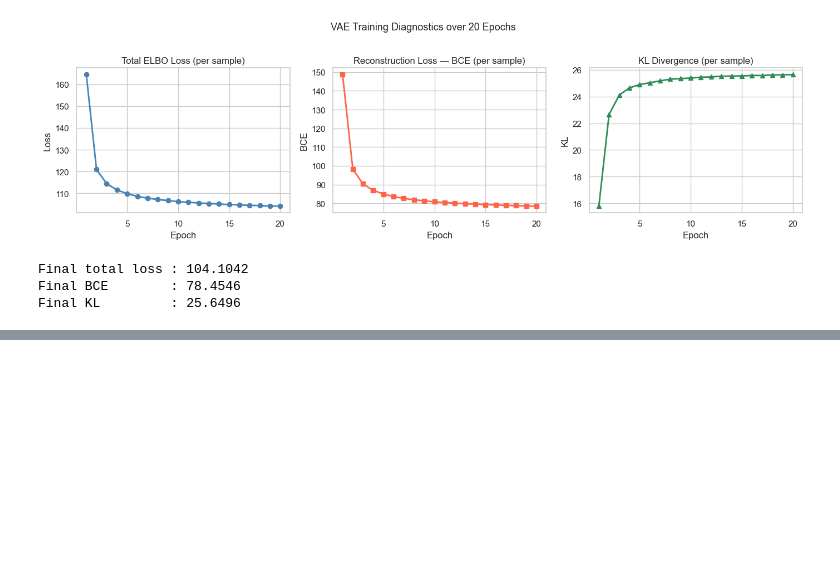
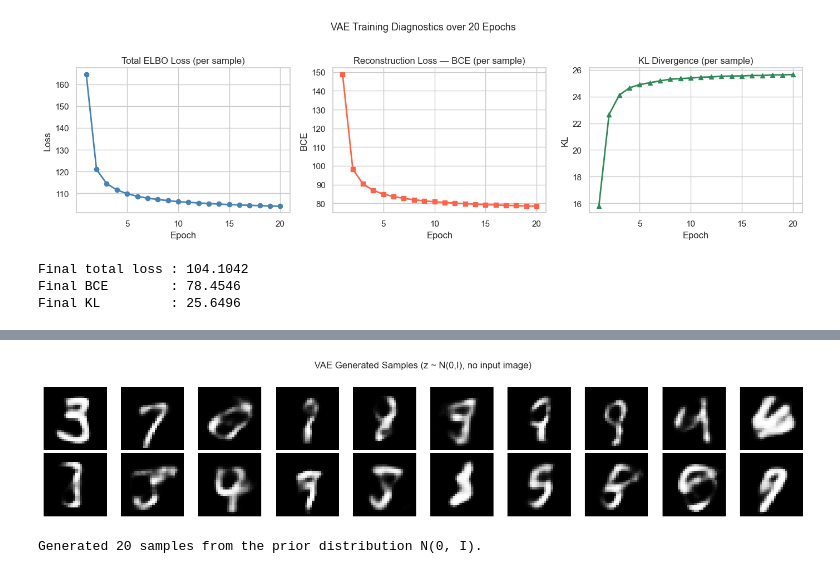
Before and after one commit to sbodrero/generative_ai_applications, a Jupyter notebook: generative_model.ipynb, the cells around one changed output, grey strips where cells are left out. Cells and saved outputs as stored; diff of their text form; code cells hidden in the pictures; blank space fills up the shorter version.

```diff
--- a/generative_model.ipynb
+++ b/generative_model.ipynb
@@ -348,0 +388,22 @@ Final KL         : 25.6496
+# %%
+# 5.2 Generated samples: sample z ~ N(0, I) and decode
+vae.eval()
+torch.manual_seed(SEED)
+
+with torch.no_grad():
+    z_random = torch.randn(20, LATENT_DIM).to(DEVICE)
+    generated = vae.decode(z_random).cpu().view(-1, 28, 28)
+
+fig, axes = plt.subplots(2, 10, figsize=(14, 3))
+for i in range(20):
+    row, col = divmod(i, 10)
+    axes[row, col].imshow(generated[i], cmap='gray')
+    axes[row, col].axis('off')
+
+fig.suptitle('VAE Generated Samples (z ~ N(0,I), no input image)', fontsize=12)
+plt.tight_layout()
+plt.show()
+print('Generated 20 samples from the prior distribution N(0, I).')
+# %% [output]
+[figure, added]
+Generated 20 samples from the prior distribution N(0, I).
```
Also changed, not shown: parts of 4 cells of this notebook.
